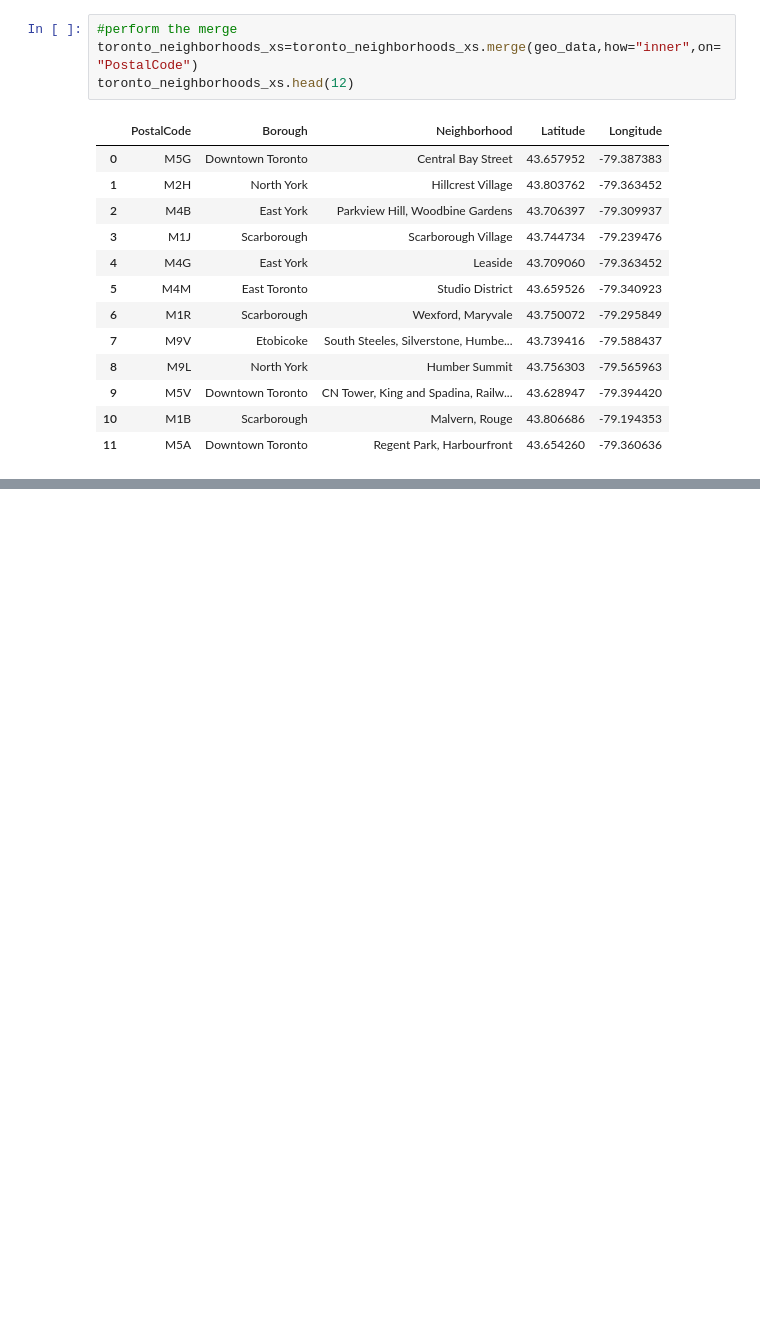
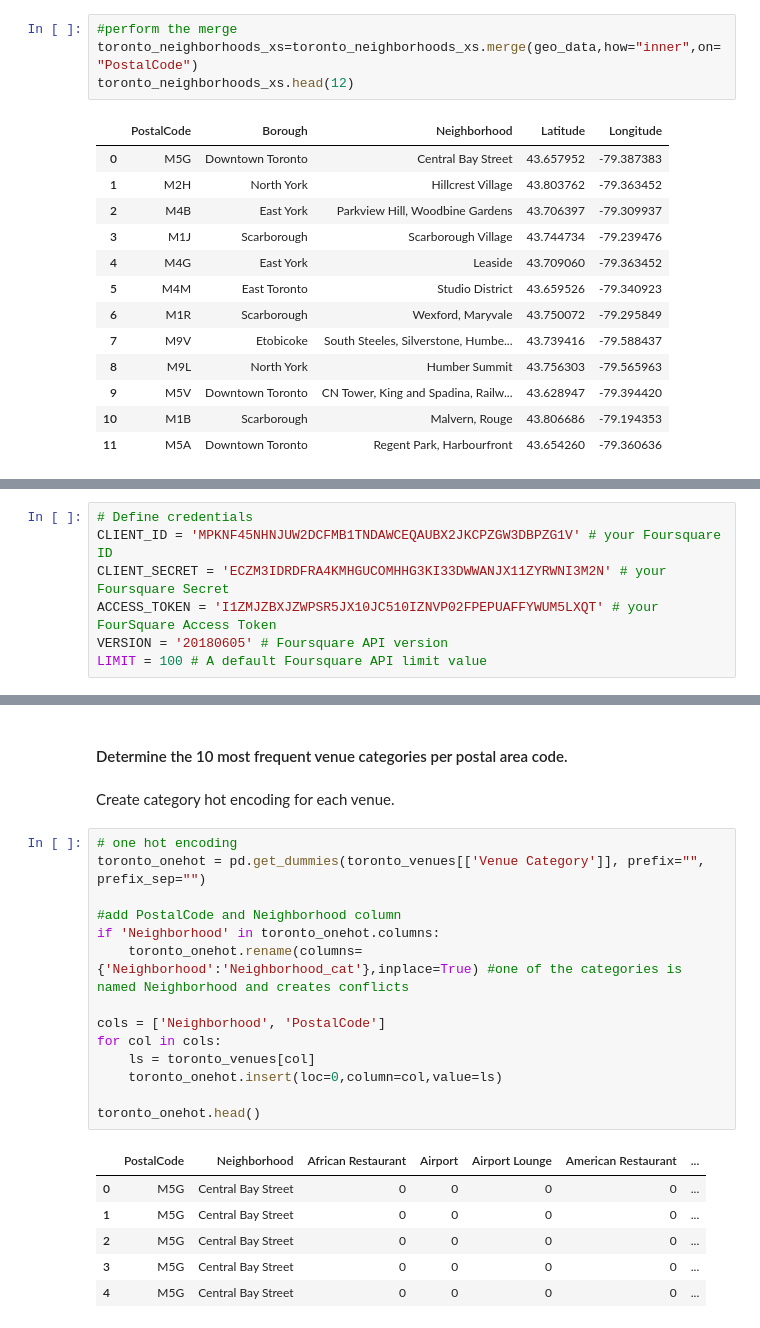
Before and after one commit to frafusaro/Coursera_Capstone, a Jupyter notebook: TorontoNeighborhoodSeg.ipynb, the cells around one changed output, grey strips where cells are left out. Drawn from its saved outputs; the diff is of its cells as text; blank space fills up the shorter version.

```diff
--- a/TorontoNeighborhoodSeg.ipynb
+++ b/TorontoNeighborhoodSeg.ipynb
@@ -187,0 +261,7 @@ toronto_neighborhoods_xs.head(12)
+# %%
+# Define credentials
+CLIENT_ID = 'MPKNF45NHNJUW2DCFMB1TNDAWCEQAUBX2JKCPZGW3DBPZG1V' # your Foursquare ID
+CLIENT_SECRET = 'ECZM3IDRDFRA4KMHGUCOMHHG3KI33DWWANJX11ZYRWNI3M2N' # your Foursquare Secret
+ACCESS_TOKEN = 'I1ZMJZBXJZWPSR5JX10JC510IZNVP02FPEPUAFFYWUM5LXQT' # your FourSquare Access Token
+VERSION = '20180605' # Foursquare API version
+LIMIT = 100 # A default Foursquare API limit value
@@ -187,0 +463,25 @@ toronto_neighborhoods_xs.head(12)
+# %% [markdown]
+#### Determine the 10 most frequent venue categories per postal area code.
+# %% [markdown]
+Create category hot encoding for each venue.
+# %%
+# one hot encoding
+toronto_onehot = pd.get_dummies(toronto_venues[['Venue Category']], prefix="", prefix_sep="")
+
+#add PostalCode and Neighborhood column
+if 'Neighborhood' in toronto_onehot.columns:
+    toronto_onehot.rename(columns={'Neighborhood':'Neighborhood_cat'},inplace=True) #one of the categories is named Neighborhood and creates conflicts
+
+cols = ['Neighborhood', 'PostalCode']
+for col in cols:
+    ls = toronto_venues[col]
+    toronto_onehot.insert(loc=0,column=col,value=ls)
+
+toronto_onehot.head()
+# %% [output]
+|  | PostalCode | Neighborhood | African Restaurant | Airport | Airport Lounge | American Restaurant | ... |
+| 0 | M5G | Central Bay Street | 0 | 0 | 0 | 0 | ... |
+| 1 | M5G | Central Bay Street | 0 | 0 | 0 | 0 | ... |
+| 2 | M5G | Central Bay Street | 0 | 0 | 0 | 0 | ... |
+| 3 | M5G | Central Bay Street | 0 | 0 | 0 | 0 | ... |
+| 4 | M5G | Central Bay Street | 0 | 0 | 0 | 0 | ... |
```
Also changed, not shown: parts of 36 cells of this notebook.
